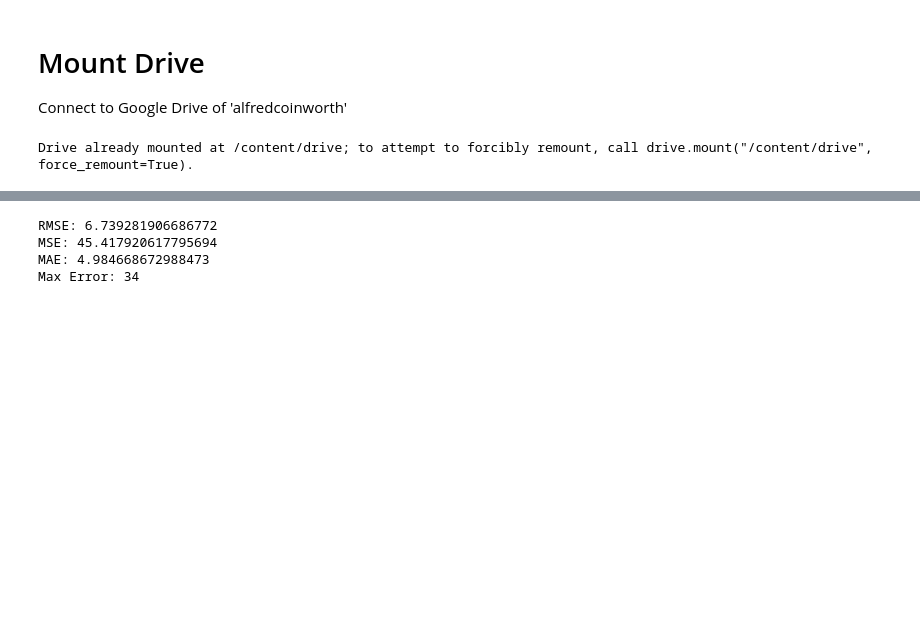
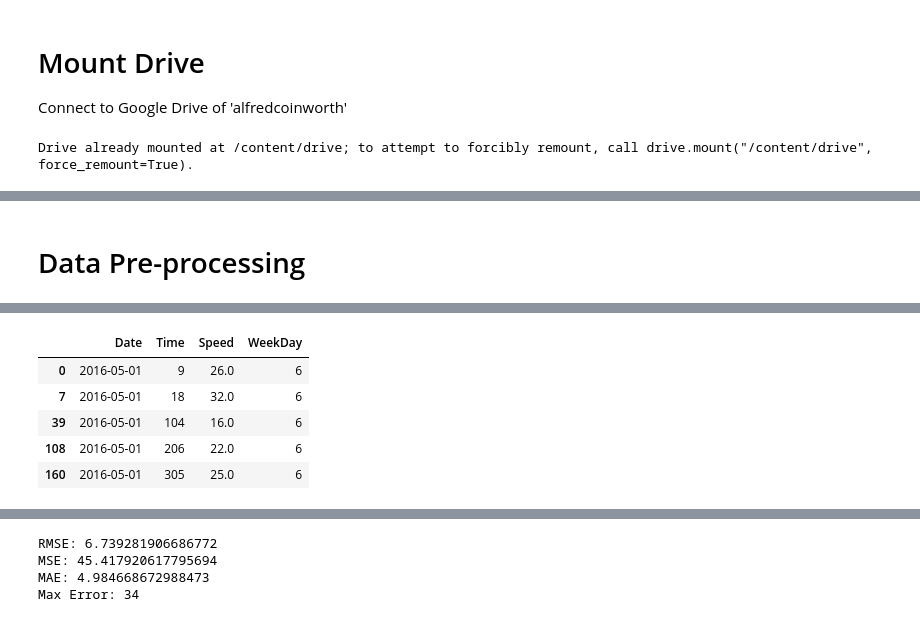
Before and after one commit to claudiosegala/traffic-flow-prediction, a Jupyter notebook: code/tcc.ipynb, the cells around one changed output, grey strips where cells are left out. Cells and saved outputs as stored; diff of their text form; code cells hidden in the pictures; blank space fills up the shorter version.

```diff
--- a/code/tcc.ipynb
+++ b/code/tcc.ipynb
@@ -100,35 +152,26 @@ In this phase we have to get the data stored in Google Drive and remove the colu
+# %% [markdown]
+# Data Pre-processing
 # %%
-def data_analysis (data):
-  print(f"This data is from <{data['Date'].min()}> to <{data['Date'].max()}>")
-  print(f"It contains {len(data['Date'])} entries")
+def adjust_data(data):
+  # Extract data from just one sensor
+  data = data[data['Sensor'] == 'RSI128']
 
-def prepare_data(data):
-  """ Prepare the data
+  # Remove unnecessary columns
+  data = data.drop(columns=['Sensor','Lane','Max Speed','Size'])
 
-  This will fix types of the dataframe to use time as seconds instead of string,
-  use week day instead of date as string, use speed as float instead of string.
-  Also, will drop columns that are not necessary.
-  """
-
+  # Adjust type
   data['Time'] = data['Time'].apply(lambda x : tm.strptime(x, '%H:%M:%S'))
   data['Time'] = data['Time'].apply(lambda x : dt.timedelta(hours=x.tm_hour,minutes=x.tm_min,seconds=x.tm_sec).total_seconds())
   data['Time'] = data['Time'].apply(lambda x : int(x))
+  data['Date'] = pd.to_datetime(data['Date'], format='%Y/%m/%d')
+  data['Speed'].apply(lambda x : float(x))
 
-  data['Date'] = pd.to_datetime(data['Date'], format='%Y/%m/%d')
-
+  # Create week day from date
   data['WeekDay'] = data['Date'].apply(lambda x : x.weekday())
-
-  data['Speed'].apply(lambda x : float(x))
 
   return data
 
 
-# Get data from Google Drive
-col_names = ['Sensor', 'Date', 'Time', 'Lane', 'Speed', 'Max Speed', 'Size']
-all_data = pd.read_csv('/content/drive/My Drive/TCC/chunks/all_data_sorted.csv', ';', header=None, names=col_names)
-data = all_data[all_data['Sensor'] == 'RSI128']
-data = data.drop(columns=['Sensor','Lane','Max Speed','Size'])
-data = prepare_data(data)
-
-data_analysis(data)
+data = adjust_data(all_data)
+data.head()
 # %% [output]
@@ -136,0 +178,6 @@ It contains 536879 entries
+|  | Date | Time | Speed | WeekDay |
+| 0 | 2016-05-01 | 9 | 26.0 | 6 |
+| 7 | 2016-05-01 | 18 | 32.0 | 6 |
+| 39 | 2016-05-01 | 104 | 16.0 | 6 |
+| 108 | 2016-05-01 | 206 | 22.0 | 6 |
+| 160 | 2016-05-01 | 305 | 25.0 | 6 |
```
Also changed, not shown: parts of 41 cells of this notebook.
